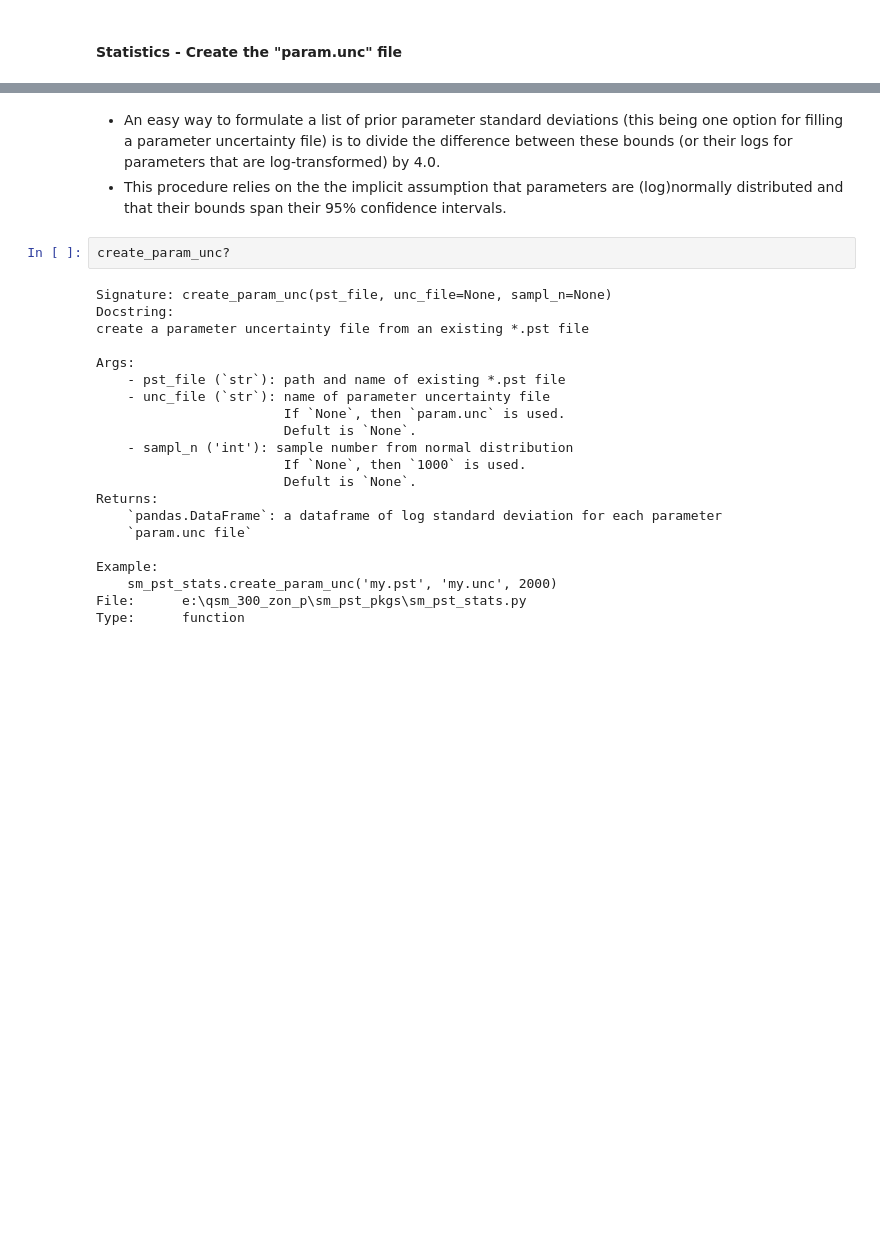
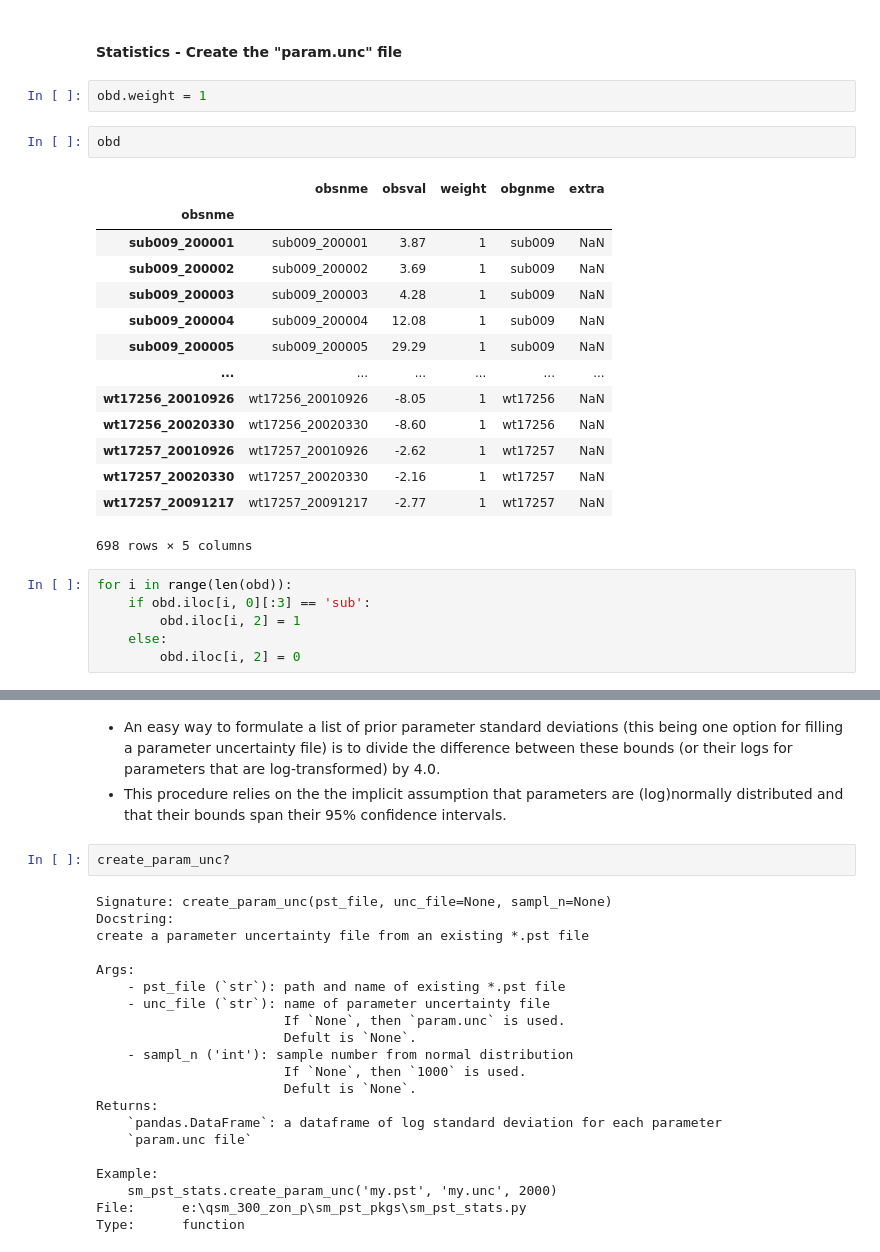
Before and after one commit to spark-brc/apexmf, a Jupyter notebook: notebooks/apexmf_pest_pp_run_green.ipynb, the cells around one changed output, grey strips where cells are left out. Saved outputs shown, nothing was run; the diff lists cells and outputs as text; blank space fills up the shorter version.

```diff
--- a/notebooks/apexmf_pest_pp_run_green.ipynb
+++ b/notebooks/apexmf_pest_pp_run_green.ipynb
@@ -104,2 +90,27 @@ execute_workers(
 # %% [markdown]
 #### Statistics - Create the "param.unc" file
+# %%
+obd.weight = 1
+# %%
+obd
+# %% [output]
+|  | obsnme | obsval | weight | obgnme | extra |
+| obsnme |  |  |  |  |  |
+| sub009_200001 | sub009_200001 | 3.87 | 1 | sub009 | NaN |
+| sub009_200002 | sub009_200002 | 3.69 | 1 | sub009 | NaN |
+| sub009_200003 | sub009_200003 | 4.28 | 1 | sub009 | NaN |
+| sub009_200004 | sub009_200004 | 12.08 | 1 | sub009 | NaN |
+| sub009_200005 | sub009_200005 | 29.29 | 1 | sub009 | NaN |
+| ... | ... | ... | ... | ... | ... |
+| wt17256_20010926 | wt17256_20010926 | -8.05 | 1 | wt17256 | NaN |
+| wt17256_20020330 | wt17256_20020330 | -8.60 | 1 | wt17256 | NaN |
+| wt17257_20010926 | wt17257_20010926 | -2.62 | 1 | wt17257 | NaN |
+| wt17257_20020330 | wt17257_20020330 | -2.16 | 1 | wt17257 | NaN |
+| wt17257_20091217 | wt17257_20091217 | -2.77 | 1 | wt17257 | NaN |
+698 rows × 5 columns
+# %%
+for i in range(len(obd)):
+    if obd.iloc[i, 0][:3] == 'sub':
+        obd.iloc[i, 2] = 1
+    else:
+        obd.iloc[i, 2] = 0
```
Also changed, not shown: parts of 15 cells of this notebook, 11 other files.
